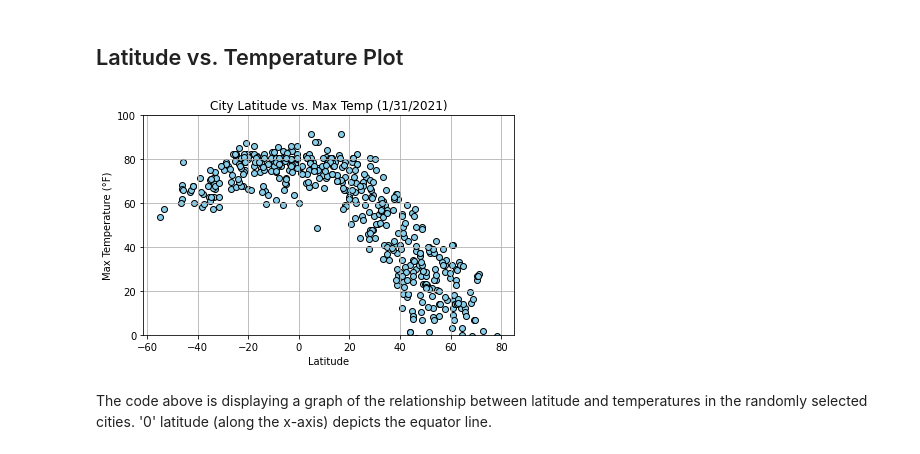
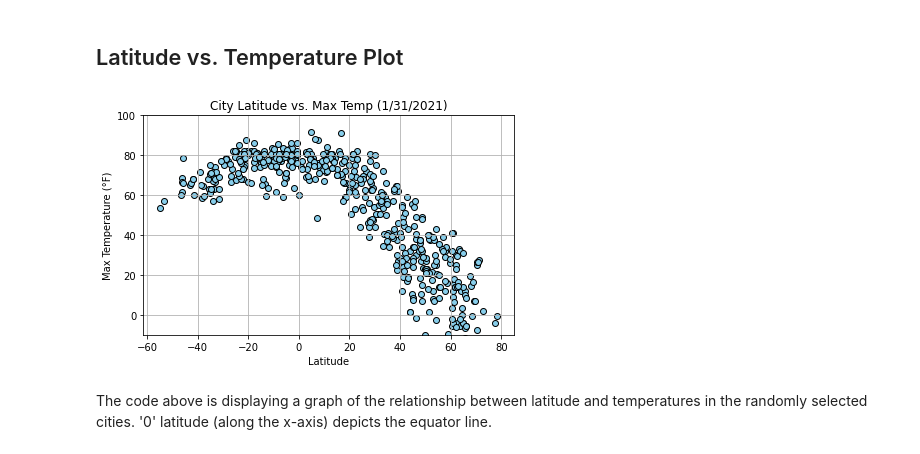
Before and after one commit to alexmartinez1745/Python-Api-Challenge, a Jupyter notebook: WeatherPy/WeatherPy.ipynb, the cells around one changed output. Saved outputs shown, nothing was run; the diff lists cells and outputs as text; code cells hidden in the pictures.

```diff
--- a/WeatherPy/WeatherPy.ipynb
+++ b/WeatherPy/WeatherPy.ipynb
@@ -180,27 +180,27 @@ Series([], Name: Humidity, dtype: int64)
 # %%
 # Add in x and y values from cities Dataframe
 x_values = cities_df['Lat']
 y_values = cities_df['Max Temp']
 degree_sym = u'\N{DEGREE SIGN}'
 
 # Create scatter plot for lat vs. temp
 plt.scatter(x_values, y_values, color='skyblue', edgecolors='black')
 
 # Set labels and limits for scatter
 plt.title('City Latitude vs. Max Temp (1/31/2021)')
 plt.xlabel('Latitude')
 plt.ylabel(f'Max Temperature ({degree_sym}F)')
 plt.grid()
-plt.ylim(0, 100)
+plt.ylim(-10, 100)
 
 # Save plot in output_data
 plt.savefig('../output_data/Lat_vs_Temp.png')
 
 # Display scatter plot
 plt.tight_layout()
 plt.show()
 # %% [output]
-[figure, old version]
+[figure, new version]
 # %% [markdown]
 The code above is displaying a graph of the relationship between latitude and temperatures in the randomly selected cities. '0' latitude (along the x-axis) depicts the equator line.
 # %% [markdown]
```
Also changed, not shown: parts of 18 cells of this notebook, 4 other files.
